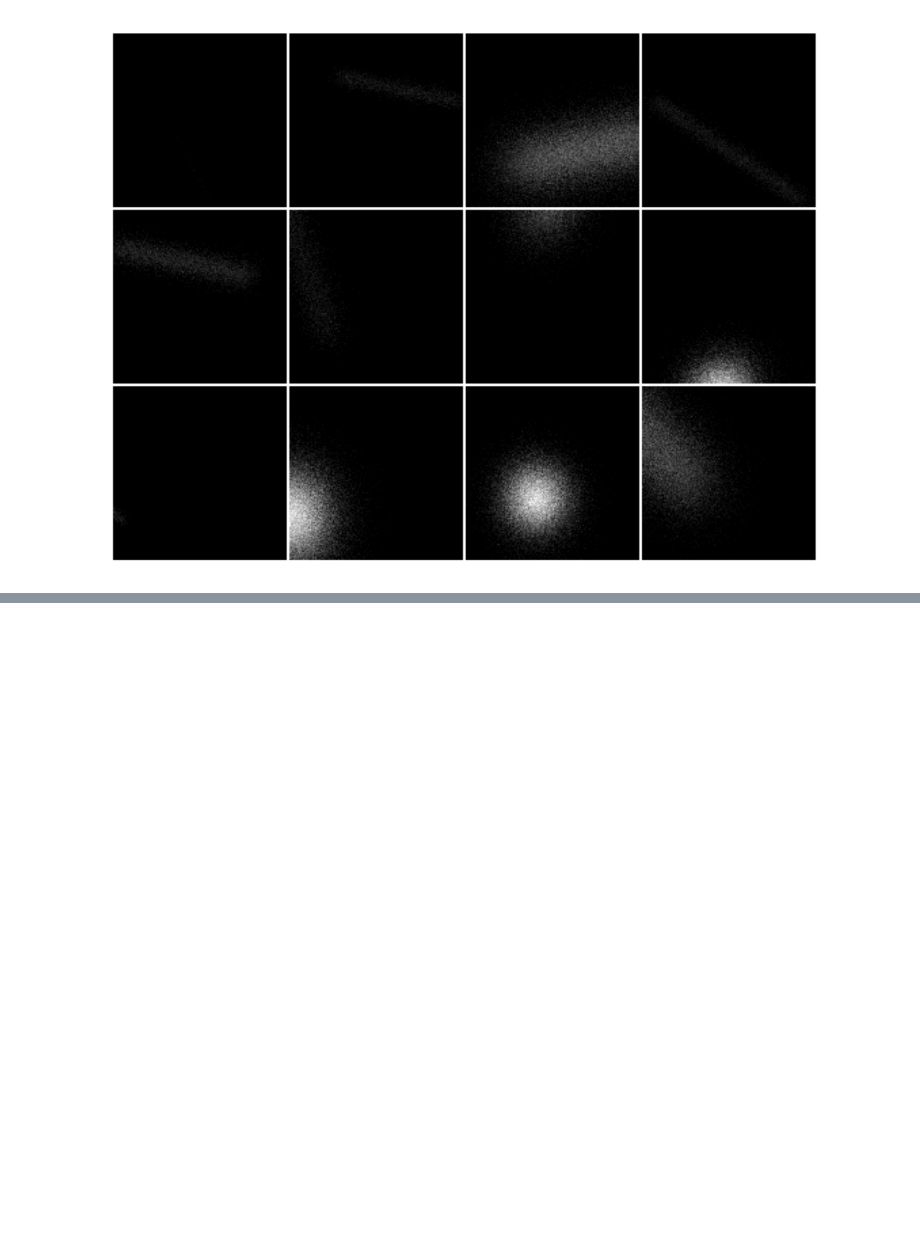
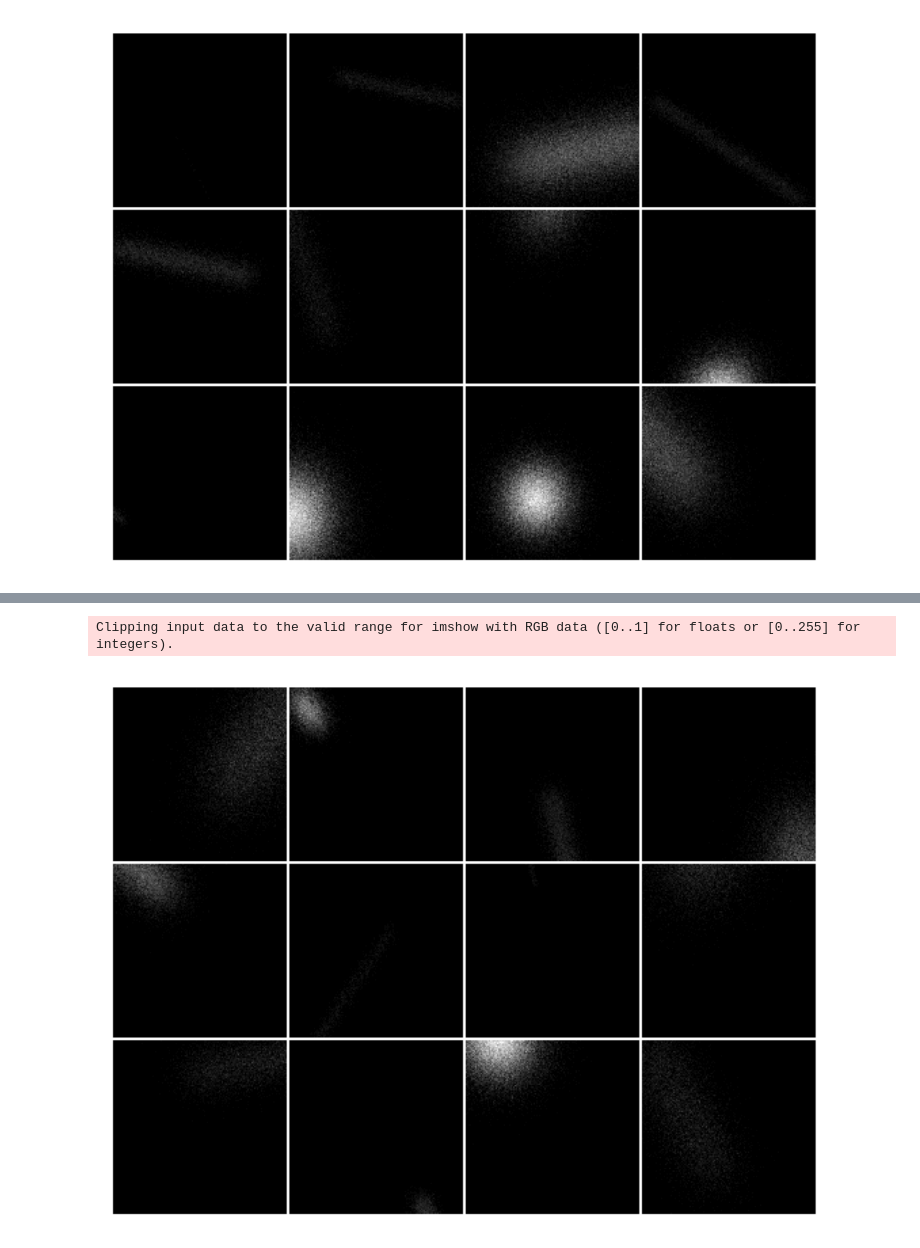
Before and after one commit to awong234/torch-for-image-and-video, a Jupyter notebook: nn_video.ipynb, the cells around one changed output, grey strips where cells are left out. Drawn from its saved outputs; the diff is of its cells as text; code cells hidden in the pictures; blank space fills up the shorter version.

```diff
--- a/nn_video.ipynb
+++ b/nn_video.ipynb
@@ -442,0 +732,9 @@ Clipping input data to the valid range for imshow with RGB data ([0..1] for floa
+# %%
+plt.imshow(
+    torchvision.utils.make_grid(final_state.cpu(), nrow=4, normalize=True, pad_value=255).permute(1, 2, 0).detach().numpy()
+)
+plt.axis("off")
+plt.show()
+# %% [output]
+Clipping input data to the valid range for imshow with RGB data ([0..1] for floats or [0..255] for integers).
+[figure, added]
```
Also changed, not shown: parts of 14 cells of this notebook.
